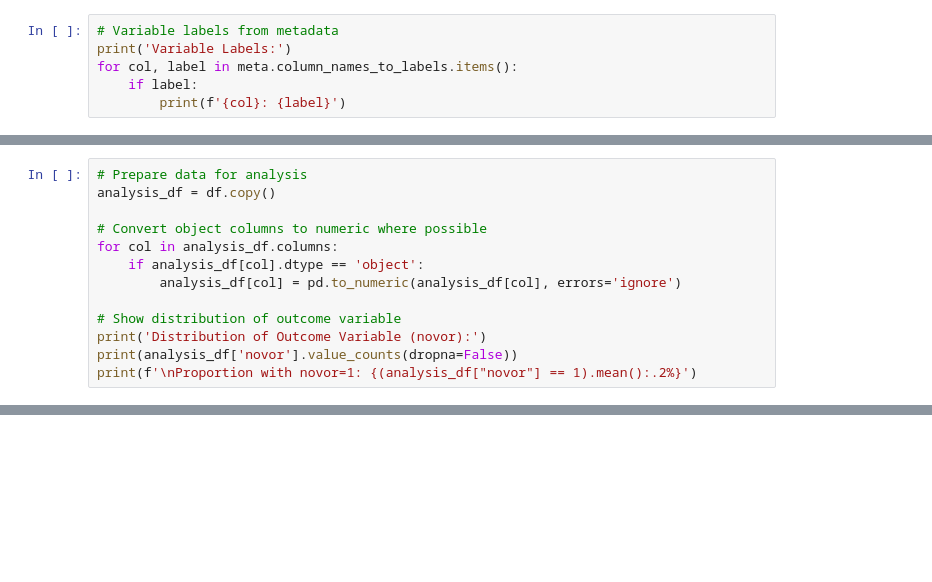
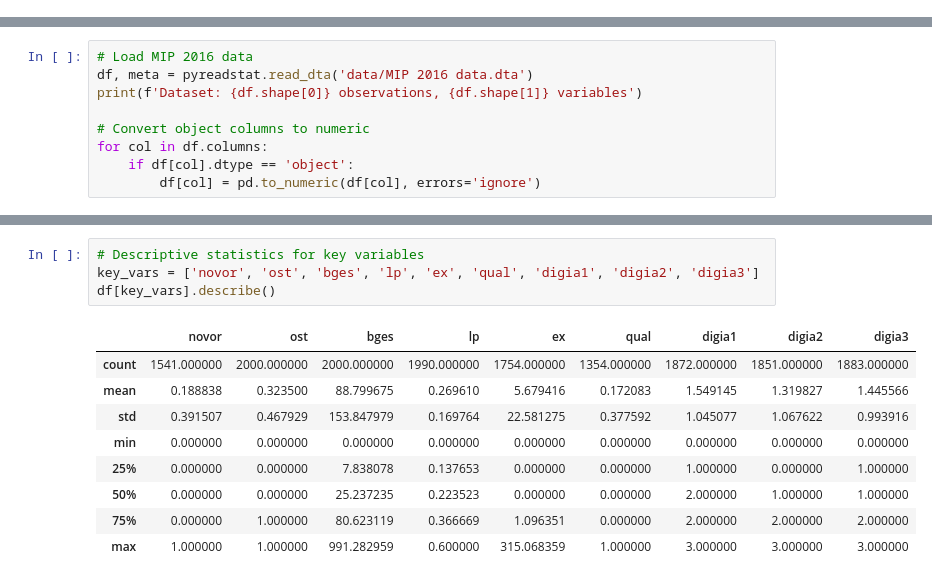
Before and after one commit to Aidas-dev/computer-data-analysis-course, a Jupyter notebook: tasks/Task 2/Task_2.ipynb, the cells around one changed output, grey strips where cells are left out. Drawn from its saved outputs; the diff is of its cells as text; blank space fills up the shorter version.

```diff
--- a/tasks/Task 2/Task_2.ipynb
+++ b/tasks/Task 2/Task_2.ipynb
@@ -96,6 +0,0 @@ missing_df[missing_df['Missing'] > 0].sort_values('Percent', ascending=False).he
-# %%
-# Variable labels from metadata
-print('Variable Labels:')
-for col, label in meta.column_names_to_labels.items():
-    if label:
-        print(f'{col}: {label}')
@@ -133,13 +0,0 @@ digisw11: data security
-# %%
-# Prepare data for analysis
-analysis_df = df.copy()
-
-# Convert object columns to numeric where possible
-for col in analysis_df.columns:
-    if analysis_df[col].dtype == 'object':
-        analysis_df[col] = pd.to_numeric(analysis_df[col], errors='ignore')
-
-# Show distribution of outcome variable
-print('Distribution of Outcome Variable (novor):')
-print(analysis_df['novor'].value_counts(dropna=False))
-print(f'\nProportion with novor=1: {(analysis_df["novor"] == 1).mean():.2%}')
@@ -507,0 +34,9 @@ ANALYSIS SUMMARY
+# %%
+# Load MIP 2016 data
+df, meta = pyreadstat.read_dta('data/MIP 2016 data.dta')
+print(f'Dataset: {df.shape[0]} observations, {df.shape[1]} variables')
+
+# Convert object columns to numeric
+for col in df.columns:
+    if df[col].dtype == 'object':
+        df[col] = pd.to_numeric(df[col], errors='ignore')
@@ -507,0 +54,14 @@ ANALYSIS SUMMARY
+# %%
+# Descriptive statistics for key variables
+key_vars = ['novor', 'ost', 'bges', 'lp', 'ex', 'qual', 'digia1', 'digia2', 'digia3']
+df[key_vars].describe()
+# %% [output]
+|  | novor | ost | bges | lp | ex | qual | digia1 | digia2 | digia3 |
+| count | 1541.000000 | 2000.000000 | 2000.000000 | 1990.000000 | 1754.000000 | 1354.000000 | 1872.000000 | 1851.000000 | 1883.000000 |
+| mean | 0.188838 | 0.323500 | 88.799675 | 0.269610 | 5.679416 | 0.172083 | 1.549145 | 1.319827 | 1.445566 |
+| std | 0.391507 | 0.467929 | 153.847979 | 0.169764 | 22.581275 | 0.377592 | 1.045077 | 1.067622 | 0.993916 |
+| min | 0.000000 | 0.000000 | 0.000000 | 0.000000 | 0.000000 | 0.000000 | 0.000000 | 0.000000 | 0.000000 |
+| 25% | 0.000000 | 0.000000 | 7.838078 | 0.137653 | 0.000000 | 0.000000 | 1.000000 | 0.000000 | 1.000000 |
+| 50% | 0.000000 | 0.000000 | 25.237235 | 0.223523 | 0.000000 | 0.000000 | 2.000000 | 1.000000 | 1.000000 |
+| 75% | 0.000000 | 1.000000 | 80.623119 | 0.366669 | 1.096351 | 0.000000 | 2.000000 | 2.000000 | 2.000000 |
+| max | 1.000000 | 1.000000 | 991.282959 | 0.600000 | 315.068359 | 1.000000 | 3.000000 | 3.000000 | 3.000000 |
```
Also changed, not shown: parts of 49 cells of this notebook, 9 other files.
